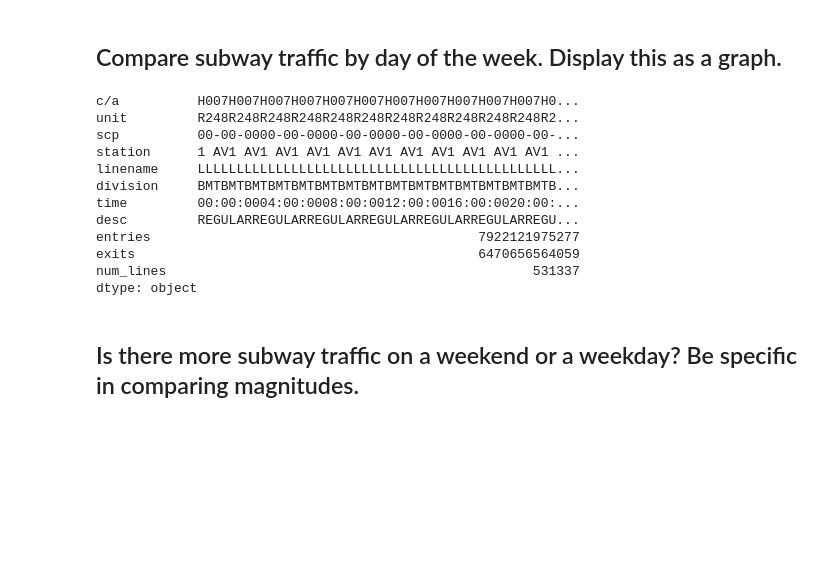
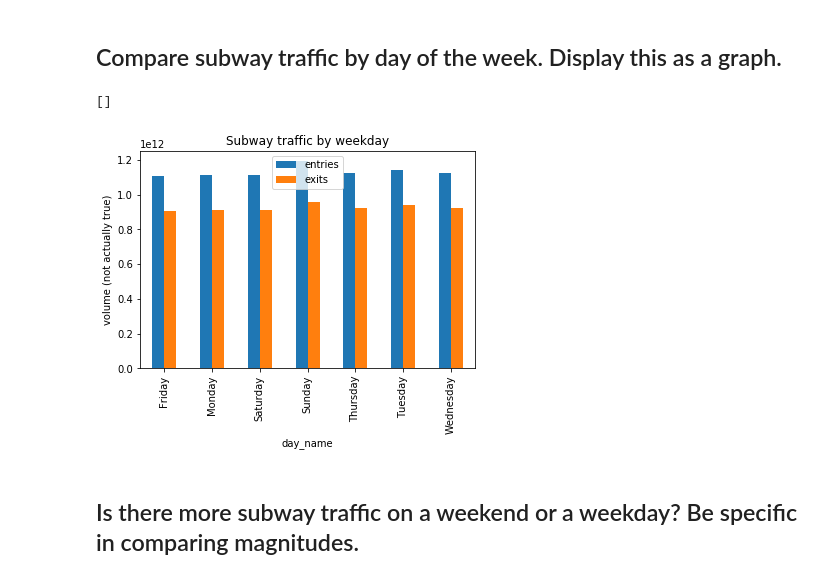
Before and after one commit to kylegwlawrence/dsc-0-03-08-understanding-pandas-series-and-dataframes-lab-online-ds-sp-000, a Jupyter notebook: index.ipynb, the cells around one changed output. Drawn from its saved outputs; the diff is of its cells as text; code cells hidden in the pictures; blank space fills up the shorter version.

```diff
--- a/index.ipynb
+++ b/index.ipynb
@@ -145,34 +145,26 @@ list(df.columns)
 # %%
 #create new column to calculate num entries per day. current entries column is a cumulative amount
 
 #convert date to datetime object
 df.date = pd.to_datetime(df.date, format = '%m/%d/%Y')
 
 #sort by ascending date
 df.sort_values(by = ['station','scp','date', 'time'], ascending = True, inplace = True)
 
 #day names
 df['day_name'] = df.date.dt.day_name()
 
 #grouped data
 grouped = df[['entries','exits','day_name']].groupby('day_name').sum()
 
 #plot
 grouped.plot(kind = 'bar')
 plt.ylabel("volume (not actually true)")
+plt.title('Subway traffic by weekday')
+plt.plot()
 # %% [output]
-c/a          H007H007H007H007H007H007H007H007H007H007H007H0...
-unit         R248R248R248R248R248R248R248R248R248R248R248R2...
-scp          00-00-0000-00-0000-00-0000-00-0000-00-0000-00-...
-station      1 AV1 AV1 AV1 AV1 AV1 AV1 AV1 AV1 AV1 AV1 AV1 ...
-linename     LLLLLLLLLLLLLLLLLLLLLLLLLLLLLLLLLLLLLLLLLLLLLL...
-division     BMTBMTBMTBMTBMTBMTBMTBMTBMTBMTBMTBMTBMTBMTBMTB...
-time         00:00:0004:00:0008:00:0012:00:0016:00:0020:00:...
-desc         REGULARREGULARREGULARREGULARREGULARREGULARREGU...
-entries                                          7922121975277
-exits                                            6470656564059
-num_lines                                               531337
-dtype: object
+[]
+[figure, added]
 # %% [markdown]
 ## Is there more subway traffic on a weekend or a weekday?    Be specific in comparing magnitudes.
 # %%
```
